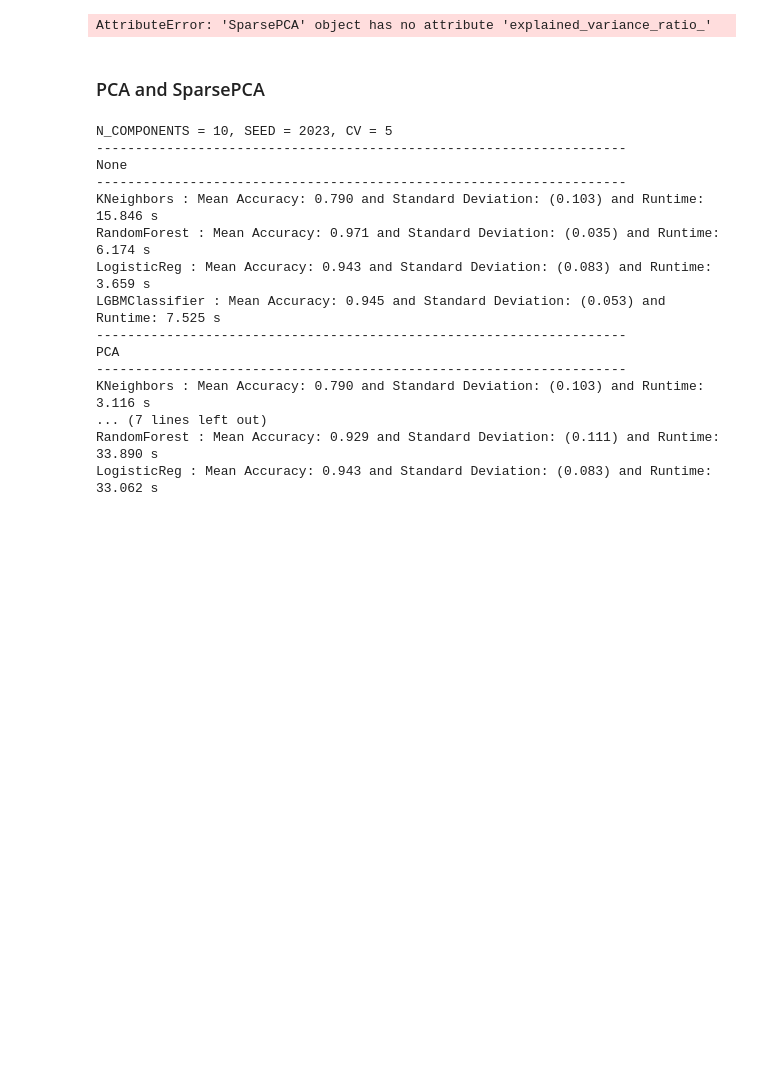
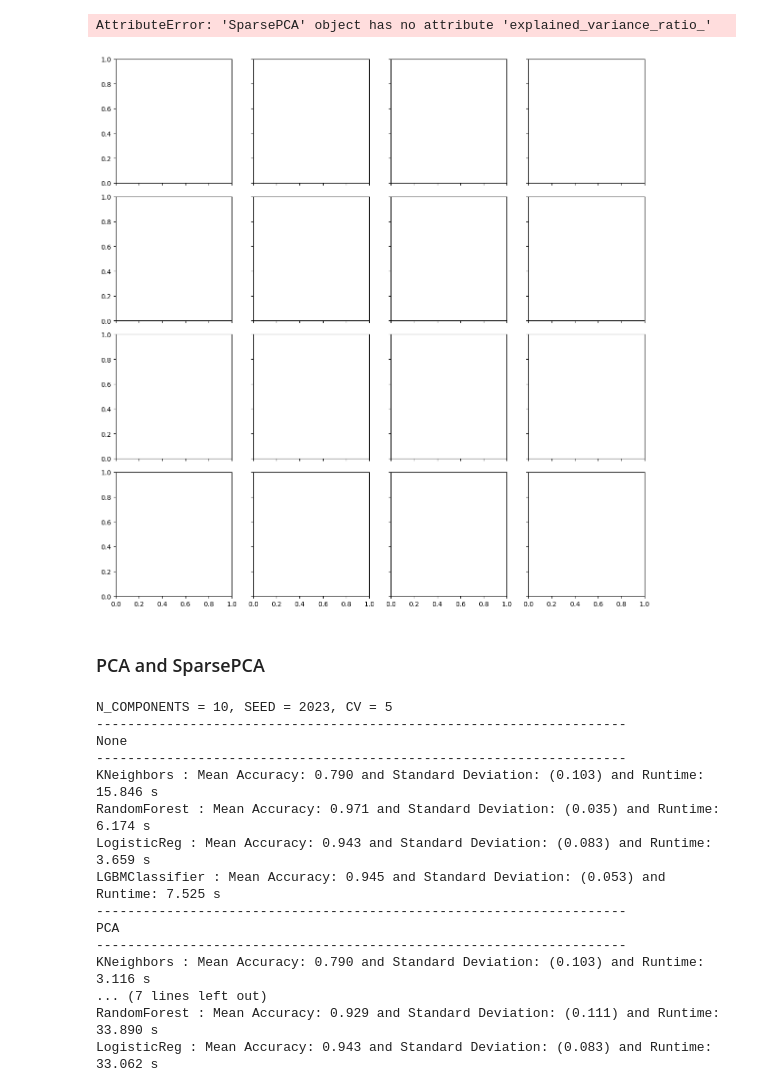
Before and after one commit to jaccobroere/vu-case-study-eds, a Jupyter notebook: src/Components.ipynb, the cells around one changed output. Saved outputs shown, nothing was run; the diff lists cells and outputs as text; code cells hidden in the pictures; blank space fills up the shorter version.

```diff
--- a/src/Components.ipynb
+++ b/src/Components.ipynb
@@ -178,6 +190,42 @@ plt.tight_layout()
 plt.show()
 # %% [output]
 AttributeError: 'SparsePCA' object has no attribute 'explained_variance_ratio_'
+# %%
+rows = 4
+cols = 4
+comps = 1
+
+scaler = StandardScaler()
+X_scaled = scaler.fit_transform(X_train)
+
+fig, axes = plt.subplots(rows,
+                         cols,
+                         figsize=(12,12),
+                         sharex=True,
+                         sharey=True)
+
+
+for row in range(rows):
+    for col in range(cols):
+        try:
+            X_new = transform_pca(X_scaled, comps)
+            ax = sns.scatterplot(x=X_scaled[:, 0],
+                                 y=X_scaled[:, 1],
+                                 ax=axes[row, col],
+                                 color='grey',
+                                 alpha=.3)
+            ax = sns.scatterplot(x=X_new[:, 0],
+                                 y=X_new[:, 1],
+                                 ax=axes[row, col],
+                                 color='black')
+            ax.set_title(f'PCA Components: {comps}');
+
+            comps += 1
+        except:
+            pass
+plt.tight_layout()
+# %% [output]
+[figure, added]
 # %% [markdown]
 ### PCA and SparsePCA
 # %%
```
Also changed, not shown: parts of 6 cells of this notebook, 2 other files.
